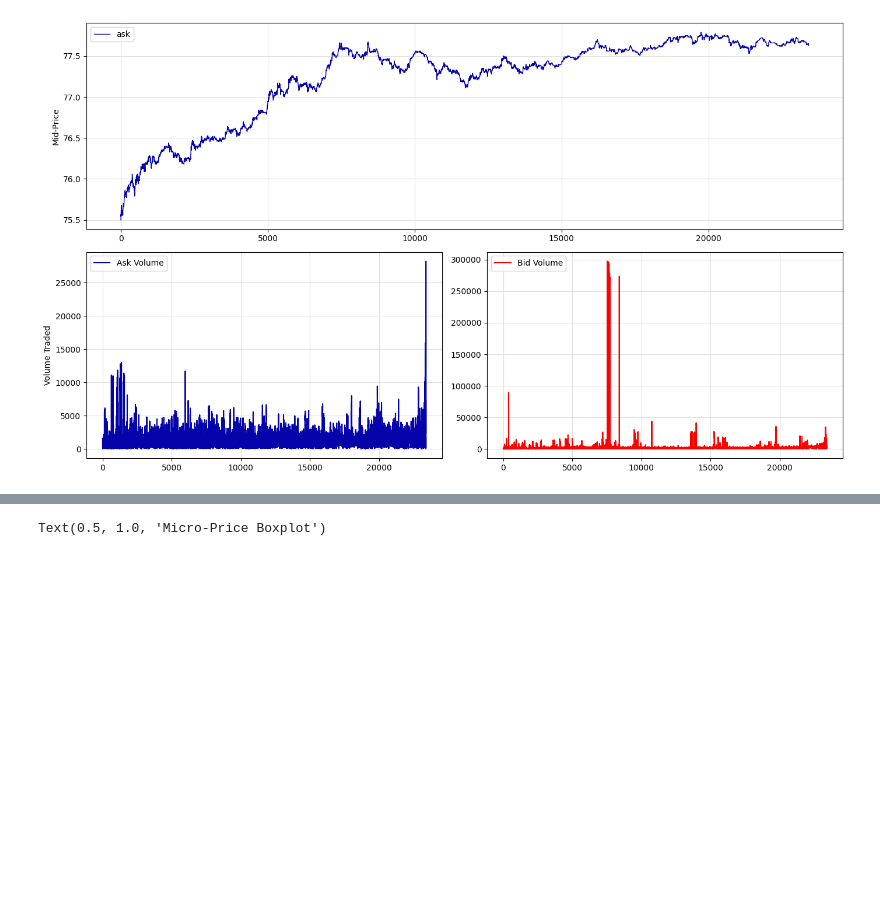
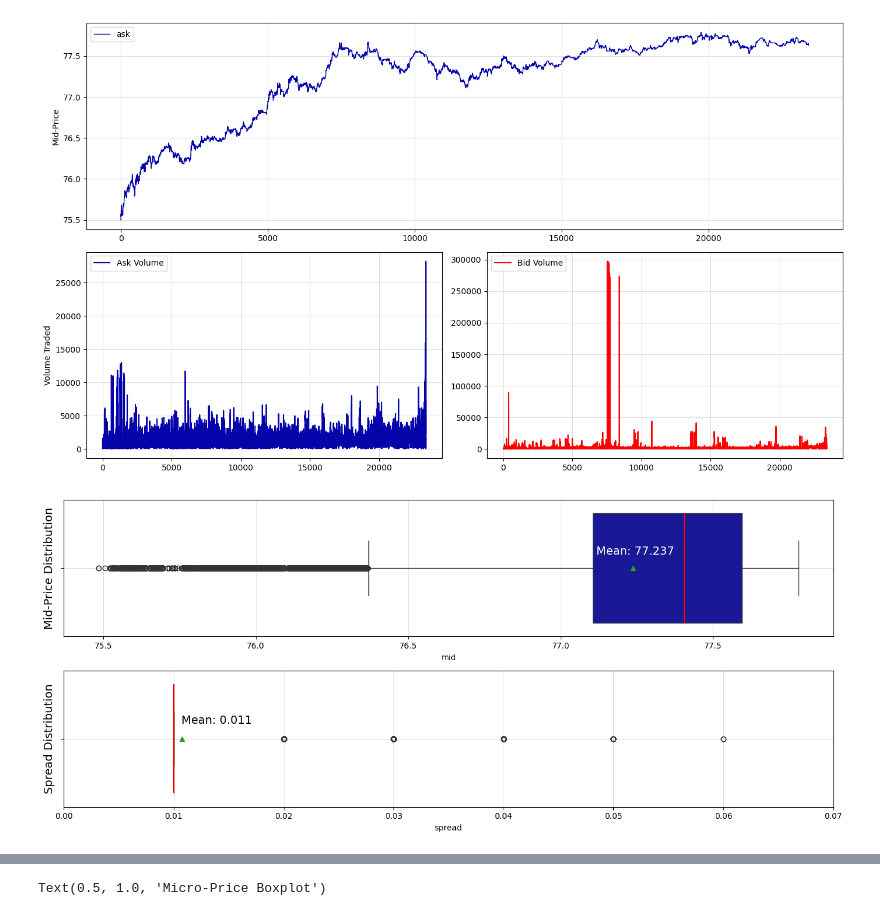
Before and after one commit to ROB-MRS/High-Frequency-Trading-Assignment-I, a Jupyter notebook: Question_I.ipynb, the cells around one changed output, grey strips where cells are left out. Saved outputs shown, nothing was run; the diff lists cells and outputs as text; code cells hidden in the pictures; blank space fills up the shorter version.

```diff
--- a/Question_I.ipynb
+++ b/Question_I.ipynb
@@ -95,4 +95,33 @@ plt.tight_layout()
 plt.show()
 # %% [output]
 [figure]
+# %%
+fig, (ax1, ax2) = plt.subplots(2, 1, figsize=(14, 6))
+# Top chart: Mid-Price spanning the first row
+sns.boxplot(data=DATA, x='mid', orient='h', color='#0504aa',
+            ax=ax1,
+            showmeans=True,
+            medianprops={"color": "red", "ls": "-", "lw": 1.5})
+mean_price = DATA['mid'].mean()
+ax1.text(mean_price-0.12, -0.1, f'Mean: {mean_price:.3f}', color='white', fontsize=14)
+ax1.set_ylabel('Mid-Price Distribution', fontsize=14)
+ax1.grid(True, color="#dedede")
+
+sns.boxplot(data=DATA, x='spread', orient='h', color='#0504aa',
+            ax=ax2,
+            showmeans=True,
+            medianprops={"color": "red", "ls": "-", "lw": 1.5})
+spread_price = DATA['spread'].mean()
+ax2.text(spread_price-0.00005, -0.11, f'Mean: {spread_price:.3f}', color='black', fontsize=14)
+ax2.set_ylabel('Spread Distribution', fontsize=14)
+ax2.grid(True, color="#dedede")
+ax2.set_xlim(0, 0.07)
+
+# Adjusting the layout
+plt.tight_layout()
+
+# Show plot
+plt.show()
+# %% [output]
+[figure, added]
 # %%
```
Also changed, not shown: parts of 3 cells of this notebook, 2 other files.
